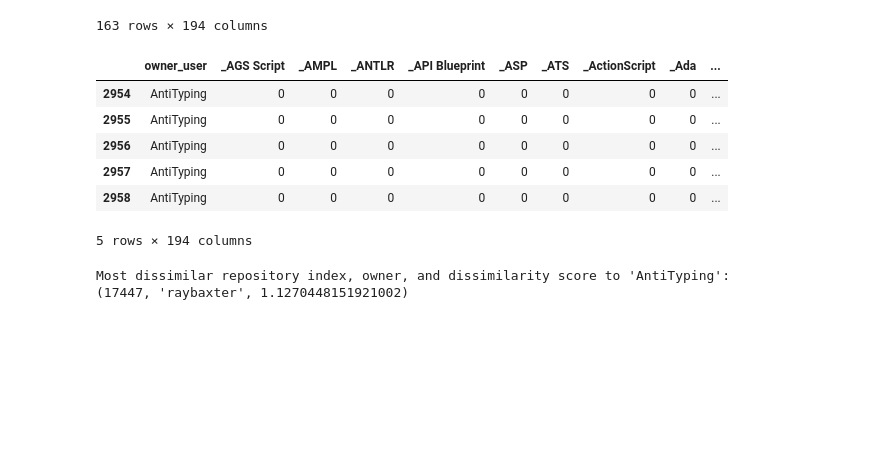
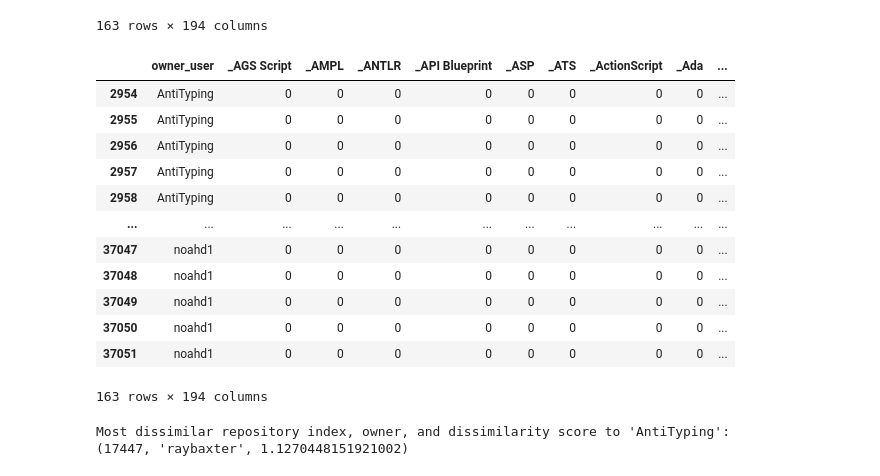
Before and after one commit to RecandChat/CodeCompass, a Jupyter notebook: monkelib/models/modelling_differentiating_repos.ipynb, the cells around one changed output. Saved outputs shown, nothing was run; the diff lists cells and outputs as text; code cells hidden in the pictures; blank space fills up the shorter version.

Commit message:
change model to py file

```diff
--- a/monkelib/models/modelling_differentiating_repos.ipynb
+++ b/monkelib/models/modelling_differentiating_repos.ipynb
@@ -73,7 +72,7 @@ user_df.head()
 # %%
 # Load pre-trained Word2Vec model. Word Embeddings for the Software Engineering Domain, pre-trained on 15GB of Stack Overflow posts
 # Citation: Efstathiou Vasiliki, Chatzilenas Christos, & Spinellis Diomidis. (2018). Word Embeddings for the Software Engineering Domain [Data set]. Zenodo. https://doi.org/10.5281/zenodo.1199620
-word_vect = KeyedVectors.load_word2vec_format("/Users/mirandadrummond/VSCode/Github-Recommendation-System/monkelib/PretrainedModels/SO_vectors_200.bin", binary=True)
+word_vect = KeyedVectors.load_word2vec_format("../PretrainedModels/SO_vectors_200.bin", binary=True)
 # %%
 # Text preprocessing
 embedded_user_df = user_df.copy()
@@ -168,9 +167,16 @@ user_df.iloc[neighborsAndTarget]
 # given the user df, use the array outputed from the KNN model to list their repos and put them into a df
 neighborsAndTargetRepos = user_df.iloc[neighborsAndTarget]
 
-neighborsRepos = pd.DataFrame(columns = df.columns)
+# neighborsRepos = pd.DataFrame(columns = df.columns)
+# for index in neighborsAndTargetRepos.index:
+#     neighborsRepos = neighborsRepos.append(df[df['owner_user'] == user_df.at[index, 'owner_user']])
+
+
+dfs = []
 for index in neighborsAndTargetRepos.index:
-    neighborsRepos = neighborsRepos.append(df[df['owner_user'] == user_df.at[index, 'owner_user']])
+    dfs.append(df[df['owner_user'] == user_df.at[index, 'owner_user']])
+
+neighborsRepos = pd.concat(dfs, ignore_index=False)
 # %%
 neighborsRepos
 # %% [output]
@@ -190,31 +196,37 @@ neighborsRepos
 # %%
 # vectorise the name and description of the repos in neighborsRepos
 def vectorize_text(text):
     vector_sum = np.zeros(word_vect.vector_size)  # Initialize an array to store the sum of word vectors
     count = 0  # Initialize a count to keep track of the number of words found in the vocabulary
     for word in text.split():
         if word in word_vect.key_to_index:  # Check if the word is in the vocabulary
             vector_sum += word_vect[word]  # Add the word vector to the sum
             count += 1  # Increment the count
     if count > 0:
         return vector_sum / count  # Return the average of word vectors
     else:
         return vector_sum  # Return the zero vector if no words are found in the vocabulary
 
 neighborsRepos['name'] = neighborsRepos['name'].fillna('')
 neighborsRepos['description'] = neighborsRepos['description'].fillna('')
 neighborsRepos['name_vector'] = neighborsRepos['name'].apply(vectorize_text)
 neighborsRepos['description_vector'] = neighborsRepos['description'].apply(vectorize_text)
 neighborsRepos.drop(['name','description'], axis=1, inplace=True)
-neighborsRepos.head()
+neighborsRepos
 # %% [output]
 |  | owner_user | _AGS Script | _AMPL | _ANTLR | _API Blueprint | _ASP | _ATS | _ActionScript | _Ada | ... |
 | 2954 | AntiTyping | 0 | 0 | 0 | 0 | 0 | 0 | 0 | 0 | ... |
 | 2955 | AntiTyping | 0 | 0 | 0 | 0 | 0 | 0 | 0 | 0 | ... |
 | 2956 | AntiTyping | 0 | 0 | 0 | 0 | 0 | 0 | 0 | 0 | ... |
 | 2957 | AntiTyping | 0 | 0 | 0 | 0 | 0 | 0 | 0 | 0 | ... |
 | 2958 | AntiTyping | 0 | 0 | 0 | 0 | 0 | 0 | 0 | 0 | ... |
+| ... | ... | ... | ... | ... | ... | ... | ... | ... | ... | ... |
+| 37047 | noahd1 | 0 | 0 | 0 | 0 | 0 | 0 | 0 | 0 | ... |
+| 37048 | noahd1 | 0 | 0 | 0 | 0 | 0 | 0 | 0 | 0 | ... |
+| 37049 | noahd1 | 0 | 0 | 0 | 0 | 0 | 0 | 0 | 0 | ... |
+| 37050 | noahd1 | 0 | 0 | 0 | 0 | 0 | 0 | 0 | 0 | ... |
+| 37051 | noahd1 | 0 | 0 | 0 | 0 | 0 | 0 | 0 | 0 | ... |
-5 rows × 194 columns
+163 rows × 194 columns
 # %%
 target_user = "AntiTyping"
 
```
Also changed, not shown: parts of 1 cell of this notebook, 4 other files.
